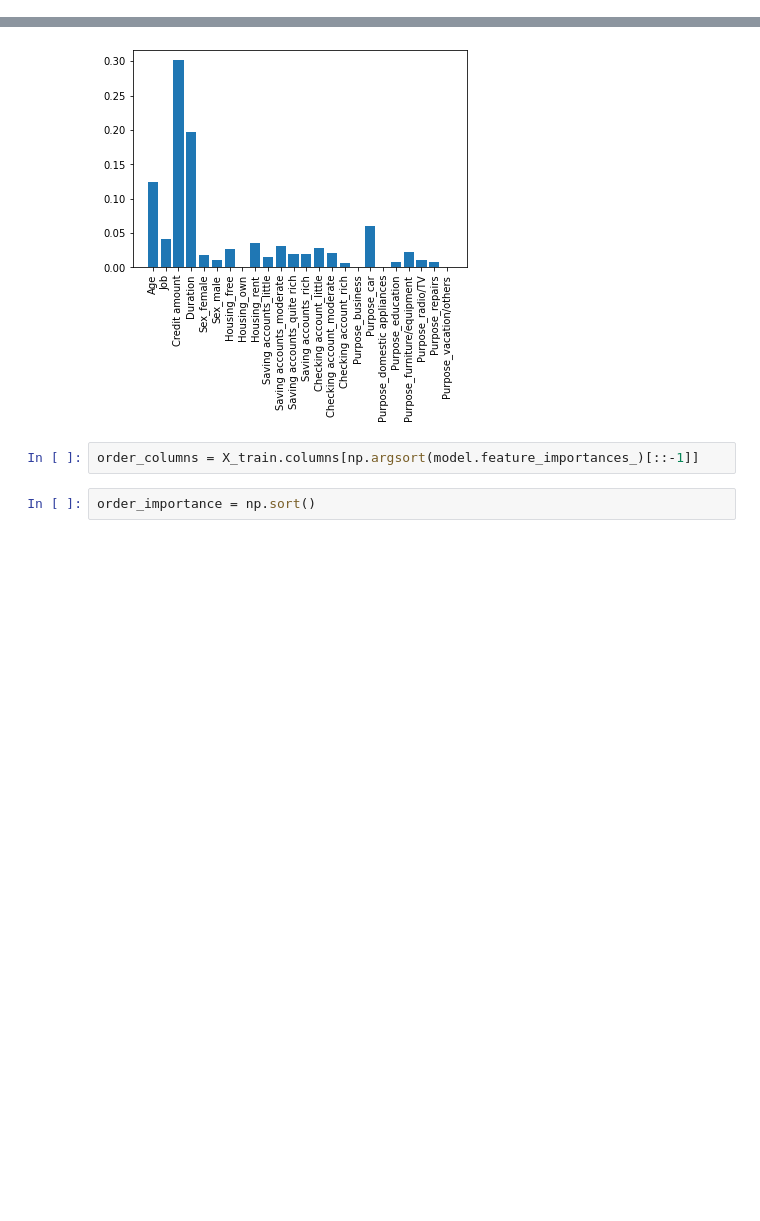
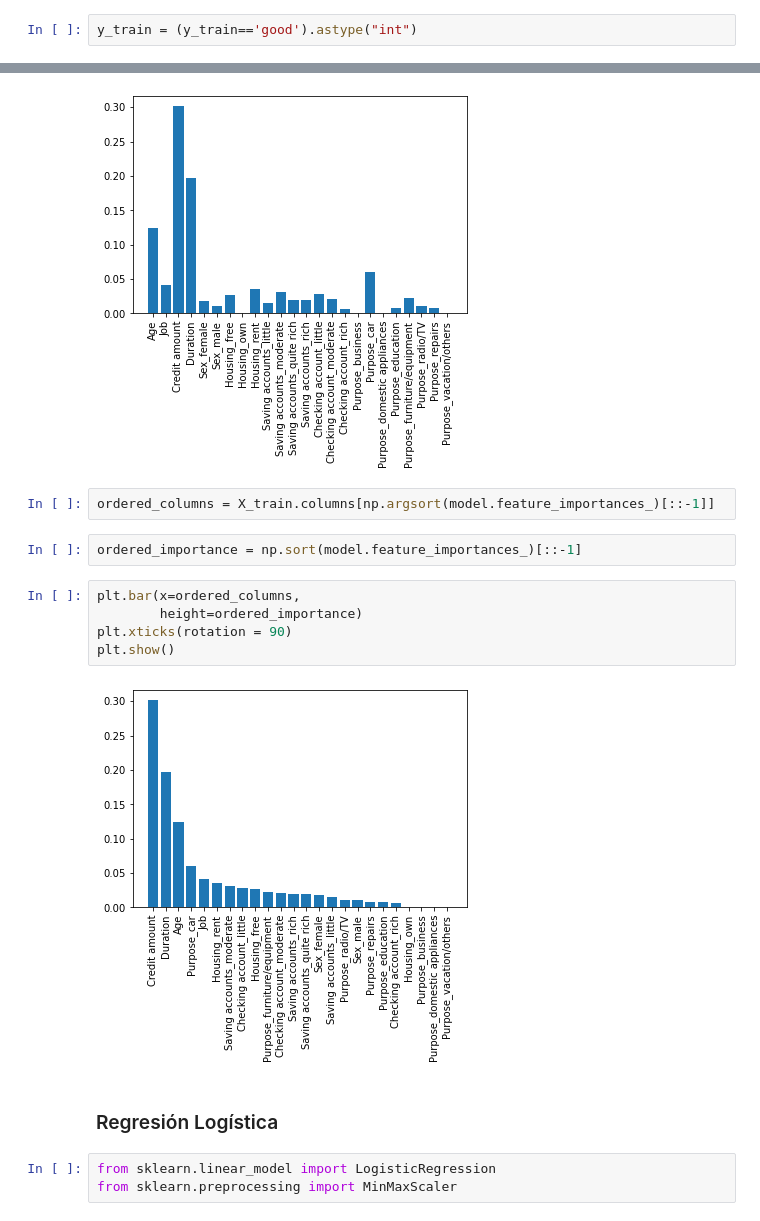
Before and after one commit to camilousa/german-credit, a Jupyter notebook: evaluación_modelos.ipynb, the cells around one changed output, grey strips where cells are left out. Saved outputs shown, nothing was run; the diff lists cells and outputs as text; blank space fills up the shorter version.

Commit message:
Add evaluation models

```diff
--- a/evaluación_modelos.ipynb
+++ b/evaluación_modelos.ipynb
@@ -50,6 +51,8 @@ train = train.dropna()
 X_train = train.drop(["Risk", "Unnamed: 0"], axis=1)
 # %%
 y_train = train["Risk"]
+# %%
+y_train = (y_train=='good').astype("int")
 # %%
 X_train.info()
 # %% [output]
@@ -105,6 +110,18 @@ plt.show()
 # %% [output]
 [figure]
 # %%
-order_columns = X_train.columns[np.argsort(model.feature_importances_)[::-1]]
+ordered_columns = X_train.columns[np.argsort(model.feature_importances_)[::-1]]
-# %%
-order_importance = np.sort()
+# %%
+ordered_importance = np.sort(model.feature_importances_)[::-1]
+# %%
+plt.bar(x=ordered_columns,
+        height=ordered_importance)
+plt.xticks(rotation = 90)
+plt.show()
+# %% [output]
+[figure, added]
+# %% [markdown]
+### Regresión Logística
+# %%
+from sklearn.linear_model import LogisticRegression
+from sklearn.preprocessing import MinMaxScaler
```
Also changed, not shown: parts of 14 cells of this notebook, 1 other file.
